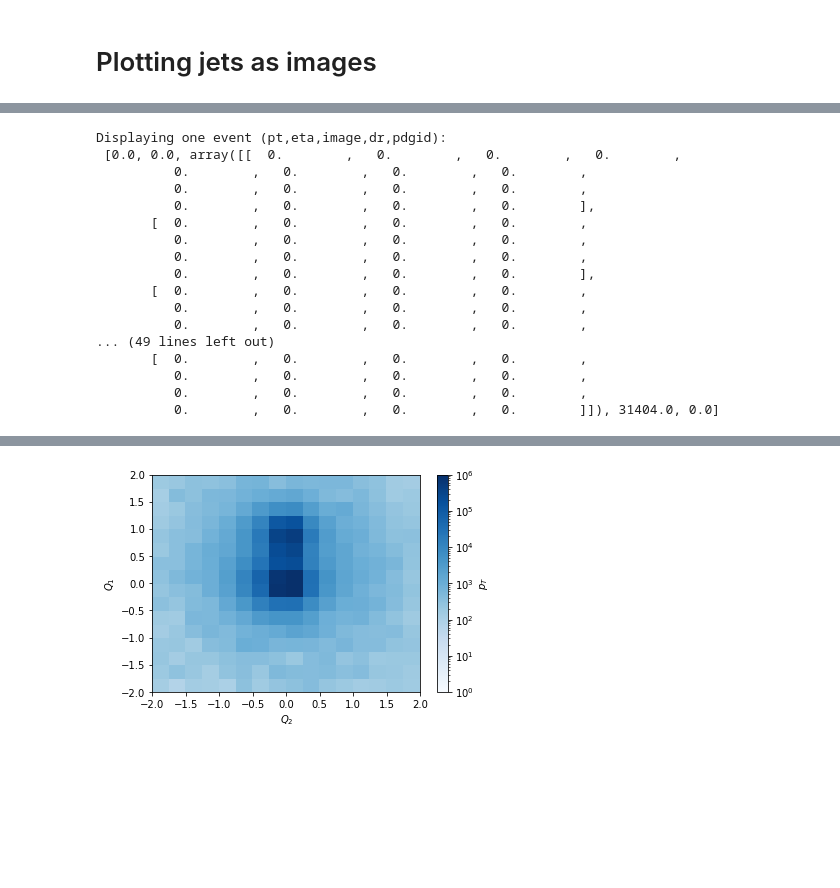
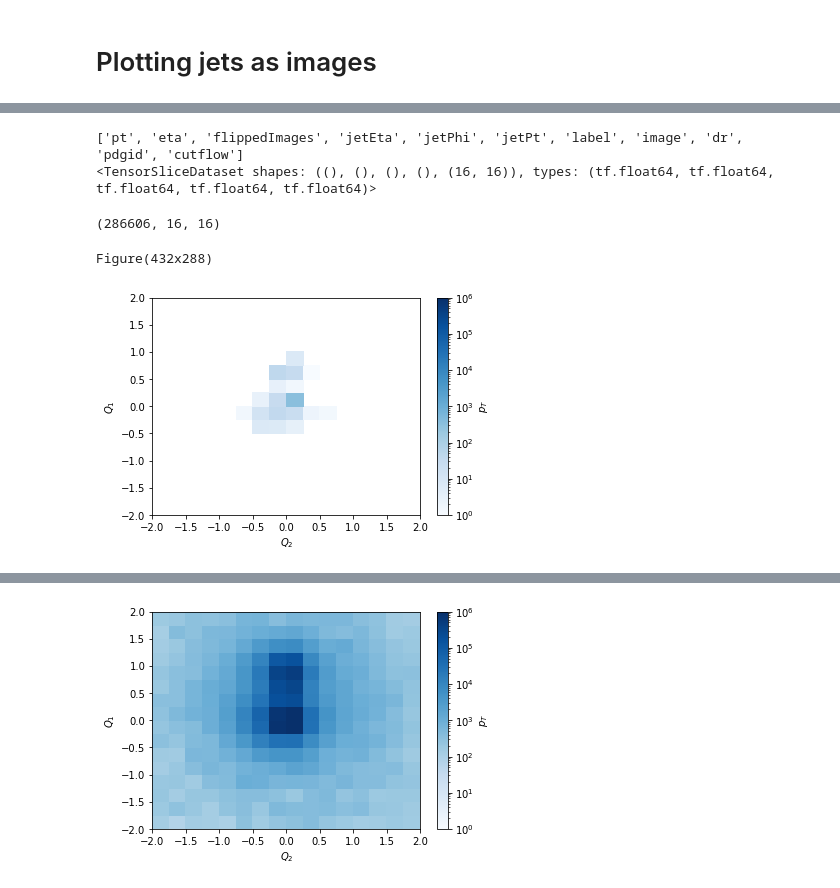
Before and after one commit to mdmorris/XAICoffea, a Jupyter notebook: ShowJets.ipynb, the cells around one changed output, grey strips where cells are left out. Drawn from its saved outputs; the diff is of its cells as text; code cells hidden in the pictures; blank space fills up the shorter version.

Commit message:
corrected the image flipping bug and writing output to .npz file

```diff
--- a/ShowJets.ipynb
+++ b/ShowJets.ipynb
@@ -104,6 +86,11 @@ class JetImageProcessor(processor.ProcessorABC):
         self._accumulator = processor.dict_accumulator({
             'pt':hist.Hist("Counts", dataset_axis, pt_axis),
             'eta':hist.Hist("Counts", dataset_axis, eta_axis),
+            'flippedImages': processor.column_accumulator(np.zeros(shape=(0,16,16))),
+            'jetEta': processor.column_accumulator(np.zeros(shape=(0))),
+            'jetPhi': processor.column_accumulator(np.zeros(shape=(0))),
+            'jetPt': processor.column_accumulator(np.zeros(shape=(0))),
+            'label': processor.column_accumulator(np.zeros(shape=(0))),
             'image':hist.Hist(r"$p_{T}$", dataset_axis, event_axis, image_dphi, image_deta),
             'dr':hist.Hist("Counts", dataset_axis, dr_axis),
             'pdgid':hist.Hist("Counts", dataset_axis, pdgid_axis),
@@ -152,12 +139,13 @@ class JetImageProcessor(processor.ProcessorABC):
 
         constituents = constituents[constituents.pt > 1]
 
-
         Jets = Jets[Jets.pt > 200]
         oneJet = (Jets.counts >=1)
         Jets = Jets[oneJet]
         constituents = constituents[oneJet]
+        validImages = np.zeros(int(np.max(evnum)+1), dtype=bool)
         evnum = evnum[oneJet]
+        validImages[evnum] = True
 
         dr = Jets[:,0].p4.delta_r(constituents.p4)
         jetconstituents = constituents[dr < 0.8]
@@ -170,20 +158,33 @@ class JetImageProcessor(processor.ProcessorABC):
         eventReshaped = eventReshaped * evnum
 
         # Performing parity flip so that sum(right) is higher than sum(left) for each image
+        eventbins = np.arange(len(validImages)+1)
         xbins= np.linspace(-2,2,num=self.eta_bins+1)
         ybins= np.linspace(-2,2,num=self.phi_bins+1)
-        h_images = (np.vstack(np.array([(np.histogram2d( dphi[i], deta[i], bins=(ybins, xbins),
-                    weights =jetconstituents.pt[i])) for i in range(len(eventReshaped))])[:,0])).reshape(len(eventReshaped),
-                    self.phi_bins, self.eta_bins)
-        mask = ( np.sum(np.sum(h_images[:,:,:int(self.eta_bins/2)],axis = 1),axis = 1) < np.sum(np.sum(h_images[:,:,int(self.eta_bins/2):],axis = 1),axis = 1))
+
+        H_images = np.histogramdd((eventReshaped.flatten(),dphi.flatten(),deta.flatten()),
+                    bins=(eventbins ,ybins, xbins), weights = jetconstituents.pt.flatten())[0]
+        H_images = H_images[validImages]
+        mask = (np.sum(H_images[:,:,:int(self.eta_bins/2)], axis = (1,2)) < np.sum(H_images[:,:,int(self.eta_bins/2):], axis = (1,2)))
         sign = np.where(mask, 1, -1)
         deta = (sign*deta)
-        deta = deta
+        H_images_new = np.histogramdd((eventReshaped.flatten(),dphi.flatten(),deta.flatten()),
+                    bins=(eventbins ,ybins, xbins), weights = jetconstituents.pt.flatten())[0]
+
+        if ("Zprime" in dataset):
+            labels = np.ones([len(deta)])
+        else:
+            labels = np.zeros([len(deta)])
 
         output['pt'].fill(dataset=dataset,
                           pt=Jets.pt[:,0].flatten())
         output['eta'].fill(dataset=dataset,
                            eta=Jets.eta[:,0].flatten())
+        output['flippedImages'] += processor.column_accumulator(H_images_new[validImages])
+        output['jetPt'] += processor.column_accumulator(Jets.pt[:,0].flatten())
+        output['jetEta'] += processor.column_accumulator(Jets.eta[:,0].flatten())
+        output['jetPhi'] += processor.column_accumulator(Jets.phi[:,0].flatten())
+        output['label'] += processor.column_accumulator(labels)
         output['image'].fill(dataset=dataset,
                             event=eventReshaped.flatten(),
                             image_deta=deta.flatten(),
@@ -221,27 +221,16 @@ HBox(children=(IntProgress(value=0, description='Processing', max=60, style=Prog
-# %%
-dataset = dataStream(output)
-batched_dataset = dataset.batch(4)
-batched_dataset = batched_dataset.prefetch(buffer_size=tf.data.experimental.AUTOTUNE)
-for batch in batched_dataset.take(1):
-    print('Displaying one event (pt,eta,image,dr,pdgid):\n',[arr[0][0].numpy() for arr in batch])
-# %% [output]
-Displaying one event (pt,eta,image,dr,pdgid):
- [0.0, 0.0, array([[  0.        ,   0.        ,   0.        ,   0.        ,
-          0.        ,   0.        ,   0.        ,   0.        ,
-          0.        ,   0.        ,   0.        ,   0.        ,
-          0.        ,   0.        ,   0.        ,   0.        ],
-       [  0.        ,   0.        ,   0.        ,   0.        ,
-          0.        ,   0.        ,   0.        ,   0.        ,
-          0.        ,   0.        ,   0.        ,   0.        ,
-          0.        ,   0.        ,   0.        ,   0.        ],
-       [  0.        ,   0.        ,   0.        ,   0.        ,
-          0.        ,   0.        ,   0.        ,   0.        ,
-          0.        ,   0.        ,   0.        ,   0.        ,
-... (49 lines left out)
-       [  0.        ,   0.        ,   0.        ,   0.        ,
-          0.        ,   0.        ,   0.        ,   0.        ,
-          0.        ,   0.        ,   0.        ,   0.        ,
-          0.        ,   0.        ,   0.        ,   0.        ]]), 31404.0, 0.0]
+# %%
+parameters = list(output)
+print(parameters)
+batched_dataset = dataStream(output)
+print(batched_dataset)
+# %% [output]
+['pt', 'eta', 'flippedImages', 'jetEta', 'jetPhi', 'jetPt', 'label', 'image', 'dr', 'pdgid', 'cutflow']
+<TensorSliceDataset shapes: ((), (), (), (), (16, 16)), types: (tf.float64, tf.float64, tf.float64, tf.float64, tf.float64)>
+# %%
+traindata = np.load('/mnt/data/ml/ShowJetsData.npz')
+print(traindata['jetImages'].shape)
+# %% [output]
+(286606, 16, 16)
 # %%
 import matplotlib.pyplot as plt
 from matplotlib.colors import LogNorm
@@ -252 +237,8 @@ from matplotlib.colors import LogNorm
+# %%
+fig, ax, grid = hist.plot2d(output['image'].integrate('dataset', 'Zprime1TeV').integrate("event",922),xaxis='image_deta', patch_opts={'norm':LogNorm(vmin=1, vmax=1e6),'cmap':'Blues'})
+print(fig)
+fig.savefig("Zprime1TeV_eventImage_vectorised.png")
+# %% [output]
+Figure(432x288)
+[figure, added]
 # %%
```
Also changed, not shown: parts of 8 cells of this notebook.
